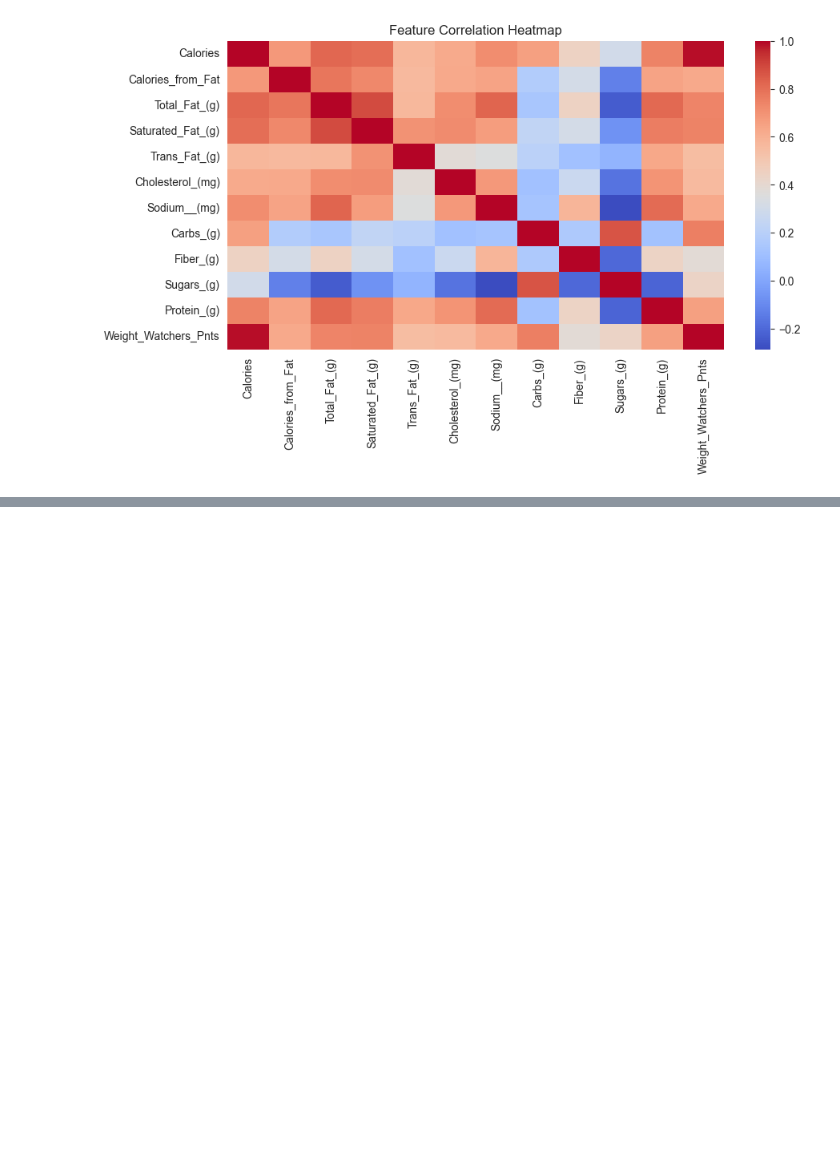
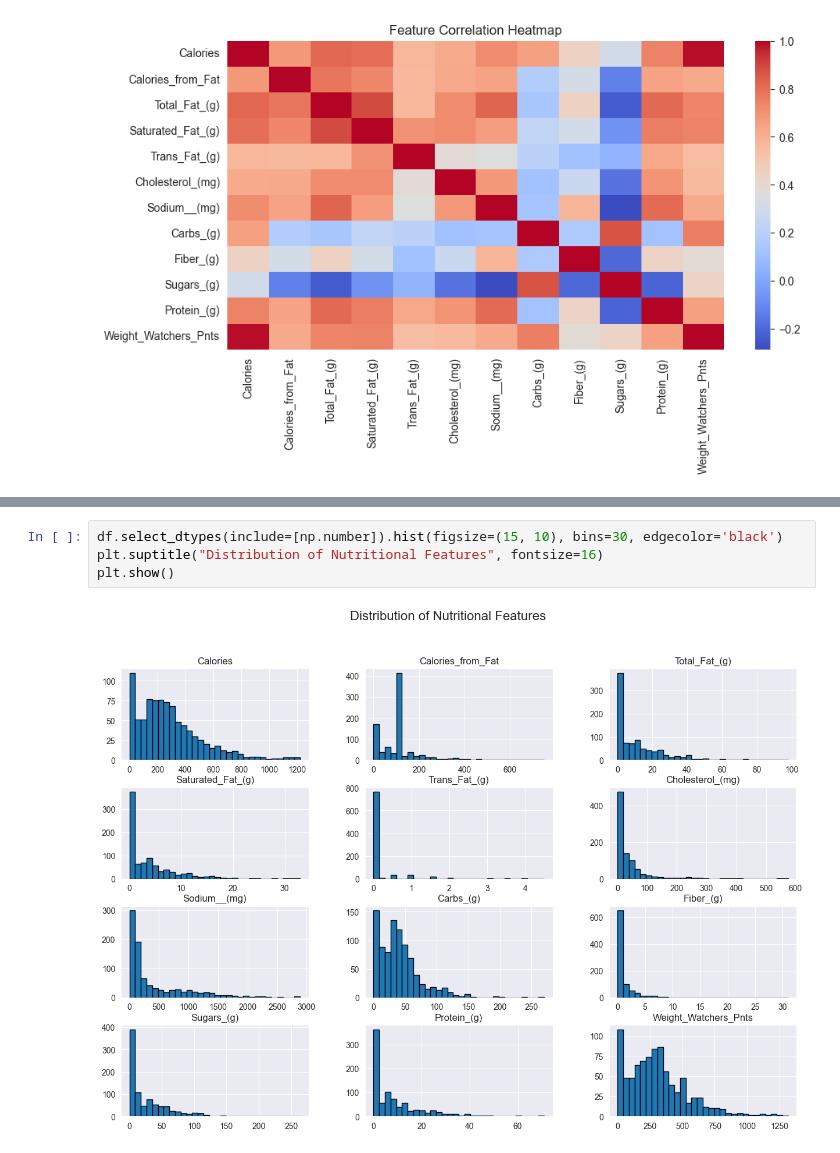
Before and after one commit to cr403/CS526, a Jupyter notebook: analysis.ipynb, the cells around one changed output, grey strips where cells are left out. Saved outputs shown, nothing was run; the diff lists cells and outputs as text; blank space fills up the shorter version.

```diff
--- a/analysis.ipynb
+++ b/analysis.ipynb
@@ -94,0 +105,6 @@ plt.show()
+# %%
+df.select_dtypes(include=[np.number]).hist(figsize=(15, 10), bins=30, edgecolor='black')
+plt.suptitle("Distribution of Nutritional Features", fontsize=16)
+plt.show()
+# %% [output]
+[figure, added]
```
Also changed, not shown: parts of 4 cells of this notebook.
